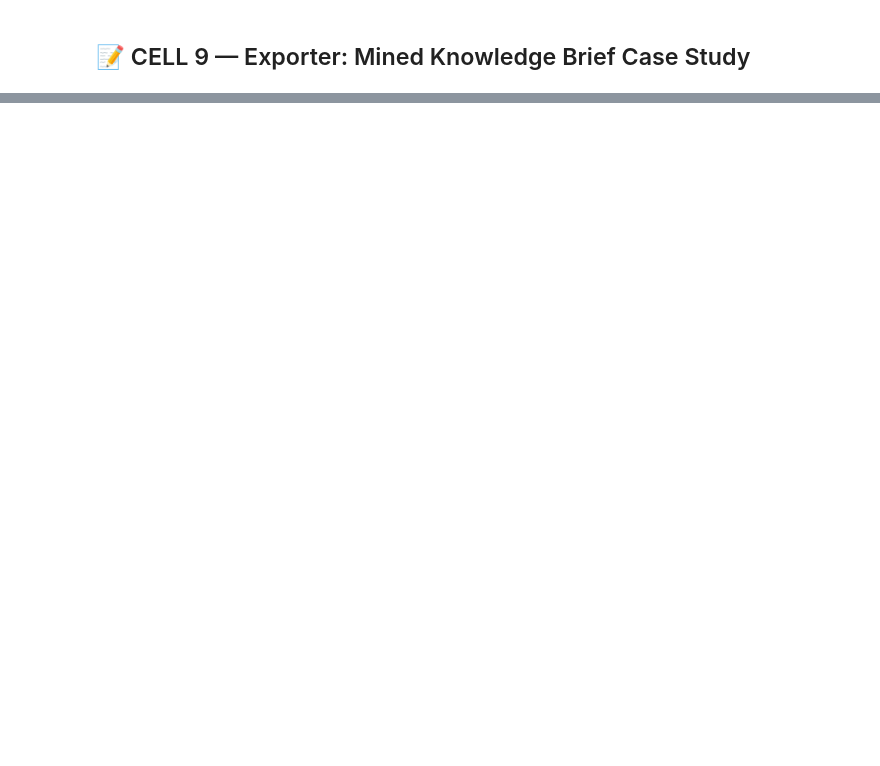
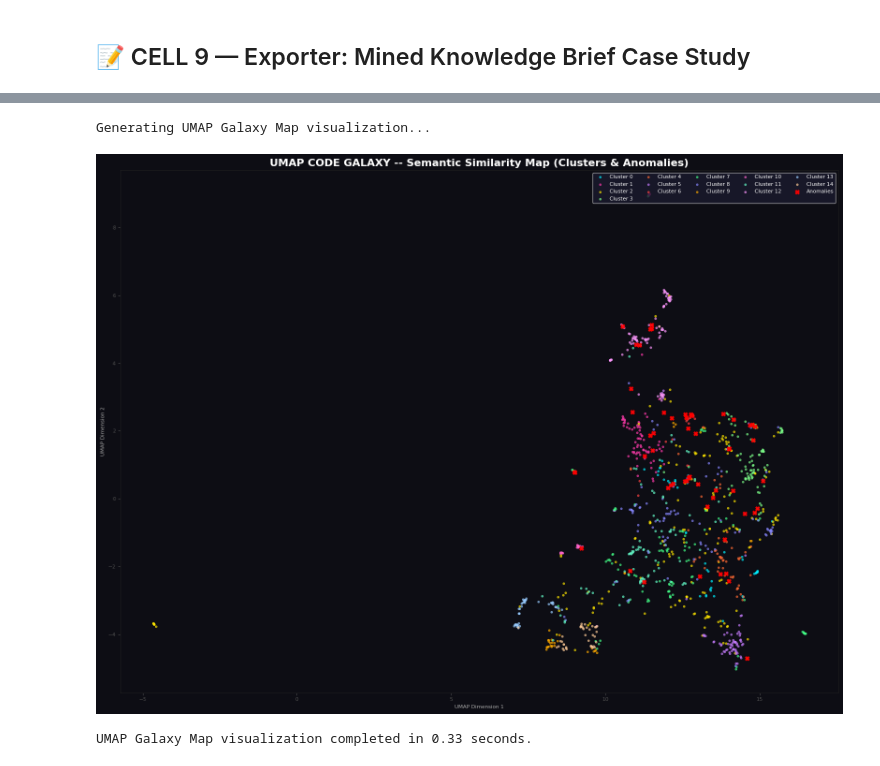
Before and after one commit to adamscarmccoy-boop/ADAMSCARMCCOY-CASE_STUDIES, a Jupyter notebook: code_mining_pipeline.ipynb, the cells around one changed output, grey strips where cells are left out. Saved outputs shown, nothing was run; the diff lists cells and outputs as text; code cells hidden in the pictures; blank space fills up the shorter version.

```diff
--- a/code_mining_pipeline.ipynb
+++ b/code_mining_pipeline.ipynb
@@ -28,7 +28,7 @@ from datetime import datetime
 warnings.filterwarnings("ignore")
 
 # Define target paths
-BACKUP_DIR = r"E:/APP/antigravity_v2_full_backup/home/adamscarmccoy/antigravity-dna-v2/dna_analysis/ANTI-GRAVITY-SWARM-V2.0"
+BACKUP_DIR = r"E:/"
 LOCAL_DIR  = r"c:/STUDIES_BACKUP/Legion-Jacked-Pipeline/ableton-session-intelligence"
 EXPORT_DIR = r"c:/STUDIES_BACKUP/Legion-Jacked-Pipeline/ableton-session-intelligence/exported_json"
 
@@ -63,11 +63,22 @@ for root, dirs, files in os.walk(LOCAL_DIR):
         if file.endswith('.py') or file.endswith('.ipynb'):
             code_files.append(full_path)
 
-# Scan Backup Workspace (with fallback if disconnected)
+# Scan Backup Workspace (Entire E: Drive with custom filters)
 if os.path.exists(BACKUP_DIR):
+    ignored_dirs = {
+        'system volume information', '$recycle.bin', '.git', '.venv', 'node_modules',
+        'venv', 'env', '__pycache__', '.ipynb_checkpoints', '.cache', 'program files',
+        'programs', 'adobe', '.fseventsd', '.spotlight-v100', '.trashes', '.temporaryitems',
+        'python2', 'python3', 'lib', 'include', 'tcl', 'libs'
+    }
     for root, dirs, files in os.walk(BACKUP_DIR):
-        if ".git" in root or "__pycache__" in root:
+        # Filter out directories in-place to speed up walking
+        dirs[:] = [d for d in dirs if d.lower() not in ignored_dirs and not d.startswith('.')]
+
+        # Avoid scanning inside Ableton's Python packages or resources
+        if 'resources\\python2' in root.lower() or 'core library' in root.lower():
             continue
+
         for file in files:
             full_path = os.path.join(root, file).replace('\\', '/')
             if file.endswith('.py') or file.endswith('.ipynb'):
@@ -331,0 +1226,59 @@ Exporter finished in 0.0210 seconds.
+# %%
+print("Generating UMAP Galaxy Map visualization...")
+t_start = time.perf_counter()
+
+if 'umap_x' not in df_blocks.columns or df_blocks['umap_x'].isnull().all():
+    print("UMAP coordinates not available or insufficient data. Skipping UMAP Galaxy Map.")
+elif auto_k == 0: # Check if clustering was performed (from Cell 16)
+    print("Clustering was skipped due to insufficient data. UMAP visualization will not show clusters.")
+    # Proceed with plotting without cluster colors if UMAP coords exist
+    fig, ax = plt.subplots(1, 1, figsize=(16, 12))
+    ax.set_facecolor('#0d0d14')
+    ax.scatter(df_blocks['umap_x'], df_blocks['umap_y'],
+               color='#00f0ff', alpha=0.6, s=8)
+    outliers = df_blocks[df_blocks['code_outlier']]
+    if not outliers.empty:
+        ax.scatter(outliers['umap_x'], outliers['umap_y'],
+                   color='red', alpha=0.9, s=40, marker='X', zorder=5, label='Anomalies')
+        ax.legend(fontsize=8, labelcolor='white', facecolor='#1a1a2e', loc='upper right')
+    ax.set_title('UMAP Code Galaxy -- Semantic Similarity Map (No Clusters)', color='white', fontsize=16, fontweight='bold')
+    ax.tick_params(colors='#555')
+    for s in ax.spines.values(): s.set_color('#222')
+    plt.tight_layout()
+    plt.show()
+
+else:
+    # Use a color palette (defined in the initial load cell for consistency)
+    PALETTE = ['#00f0ff','#ff3cac','#ffe600','#7dff8a','#ff6b35','#c77dff',
+               '#ff4444','#44ff88','#8888ff','#ffaa00','#ff66cc','#66ffcc',
+               '#ff99ff','#99ccff','#ffcc99']
+
+    fig, ax = plt.subplots(1, 1, figsize=(16, 12))
+    ax.set_facecolor('#0d0d14')
+
+    for i in range(auto_k):
+        mask = df_blocks['cluster'] == i
+        ax.scatter(df_blocks.loc[mask, 'umap_x'], df_blocks.loc[mask, 'umap_y'],
+                   color=PALETTE[i % len(PALETTE)], alpha=0.6, s=8, label=f'Cluster {i}')
+
+    outliers = df_blocks[df_blocks['code_outlier']]
+    if not outliers.empty:
+        ax.scatter(outliers['umap_x'], outliers['umap_y'],
+                   color='red', alpha=0.9, s=40, marker='X', zorder=5, label='Anomalies')
+
+    ax.legend(fontsize=8, ncol=min(5, auto_k), labelcolor='white', facecolor='#1a1a2e', loc='upper right')
+    ax.set_title('UMAP CODE GALAXY -- Semantic Similarity Map (Clusters & Anomalies)', color='white', fontsize=16, fontweight='bold')
+    ax.tick_params(colors='#555')
+    for s in ax.spines.values(): s.set_color('#222')
+    ax.set_xlabel('UMAP Dimension 1')
+    ax.set_ylabel('UMAP Dimension 2')
+
+    plt.tight_layout()
+    plt.show()
+
+t_end = time.perf_counter()
+print(f"UMAP Galaxy Map visualization completed in {t_end - t_start:.2f} seconds.")
+# %% [output]
+Generating UMAP Galaxy Map visualization...
+[figure, added]
+UMAP Galaxy Map visualization completed in 0.33 seconds.
```
Also changed, not shown: parts of 35 cells of this notebook, 56 other files.
